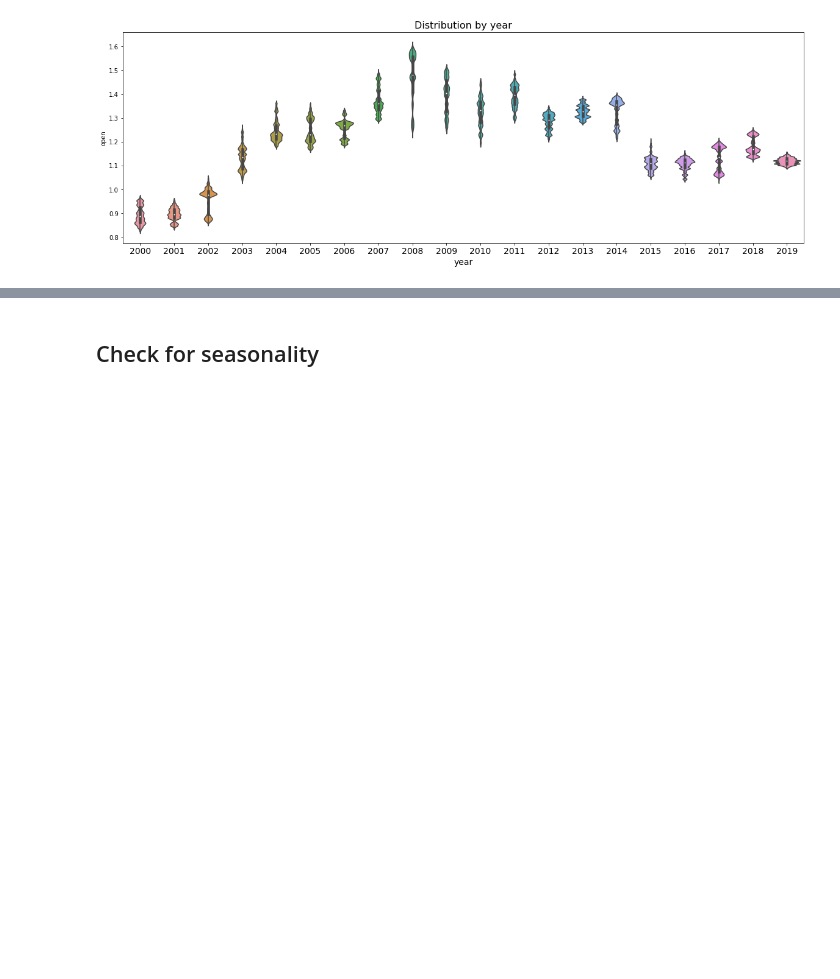
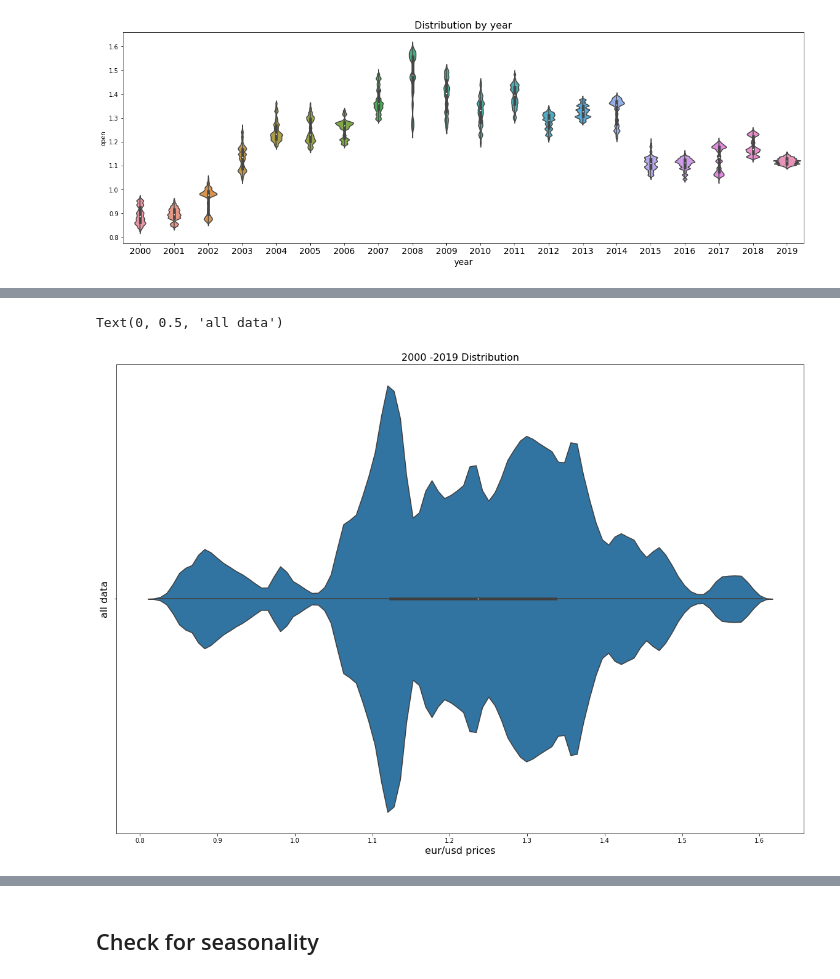
Before and after one commit to stuartdaw/Capstone_Forex, a Jupyter notebook: 1.0 Load Data and EDA.ipynb, the cells around one changed output, grey strips where cells are left out. Cells and saved outputs as stored; diff of their text form; code cells hidden in the pictures; blank space fills up the shorter version.

```diff
--- a/1.0 Load Data and EDA.ipynb
+++ b/1.0 Load Data and EDA.ipynb
@@ -235,0 +223,11 @@ The Violn plot shows the
+# %%
+# Plot violin charts to see the distibutions and spread of data all together
+plt.subplots(figsize=(20,14))
+
+ax = sns.violinplot(x=eur_usd["open"])
+plt.title('2000 -2019 Distribution', size=16)
+plt.xlabel('eur/usd prices',size=16);
+plt.ylabel('all data',size=16)
+# %% [output]
+Text(0, 0.5, 'all data')
+[figure, added]
```
Also changed, not shown: parts of 53 cells of this notebook, 1 other file.
